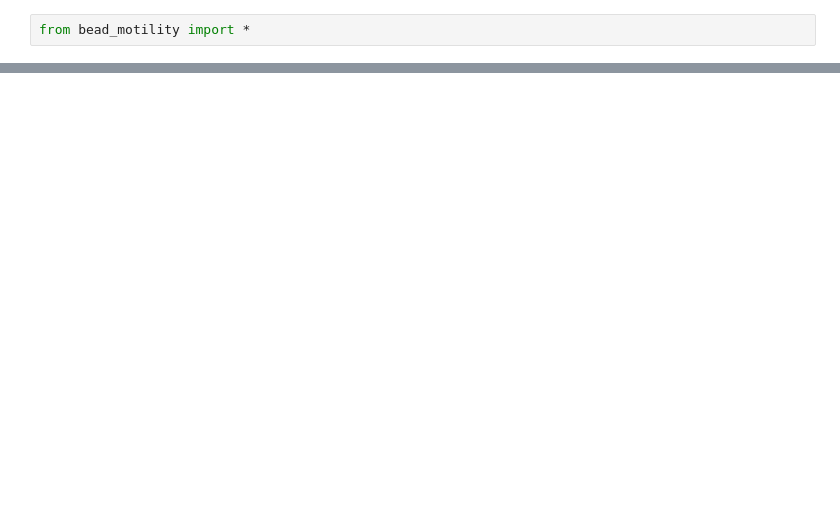
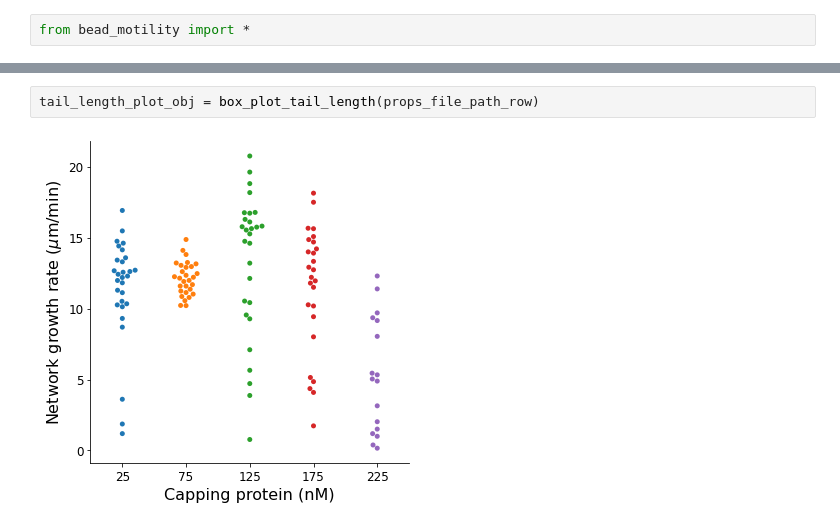
Before and after one commit to jiongyi/postdoc, a Jupyter notebook: actin_assembly/bead_motility/2021_02_08_wave_bead_motility.ipynb, the cells around one changed output, grey strips where cells are left out. Drawn from its saved outputs; the diff is of its cells as text; blank space fills up the shorter version.

```diff
--- a/actin_assembly/bead_motility/2021_02_08_wave_bead_motility.ipynb
+++ b/actin_assembly/bead_motility/2021_02_08_wave_bead_motility.ipynb
@@ -28,0 +29,4 @@ KeyboardInterrupt:
+# %%
+tail_length_plot_obj = box_plot_tail_length(props_file_path_row)
+# %% [output]
+[figure, added]
```
Also changed, not shown: parts of 6 cells of this notebook, 5 other files.
